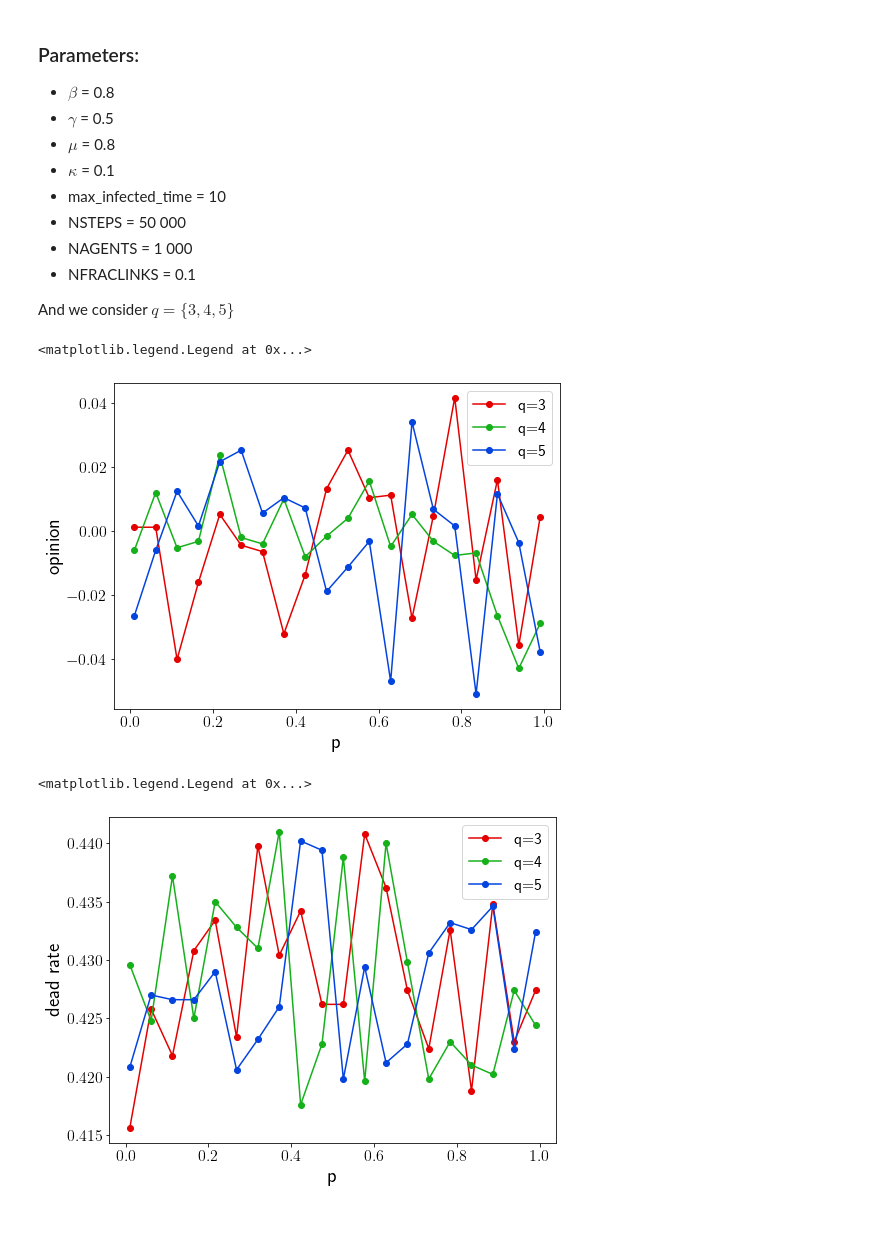
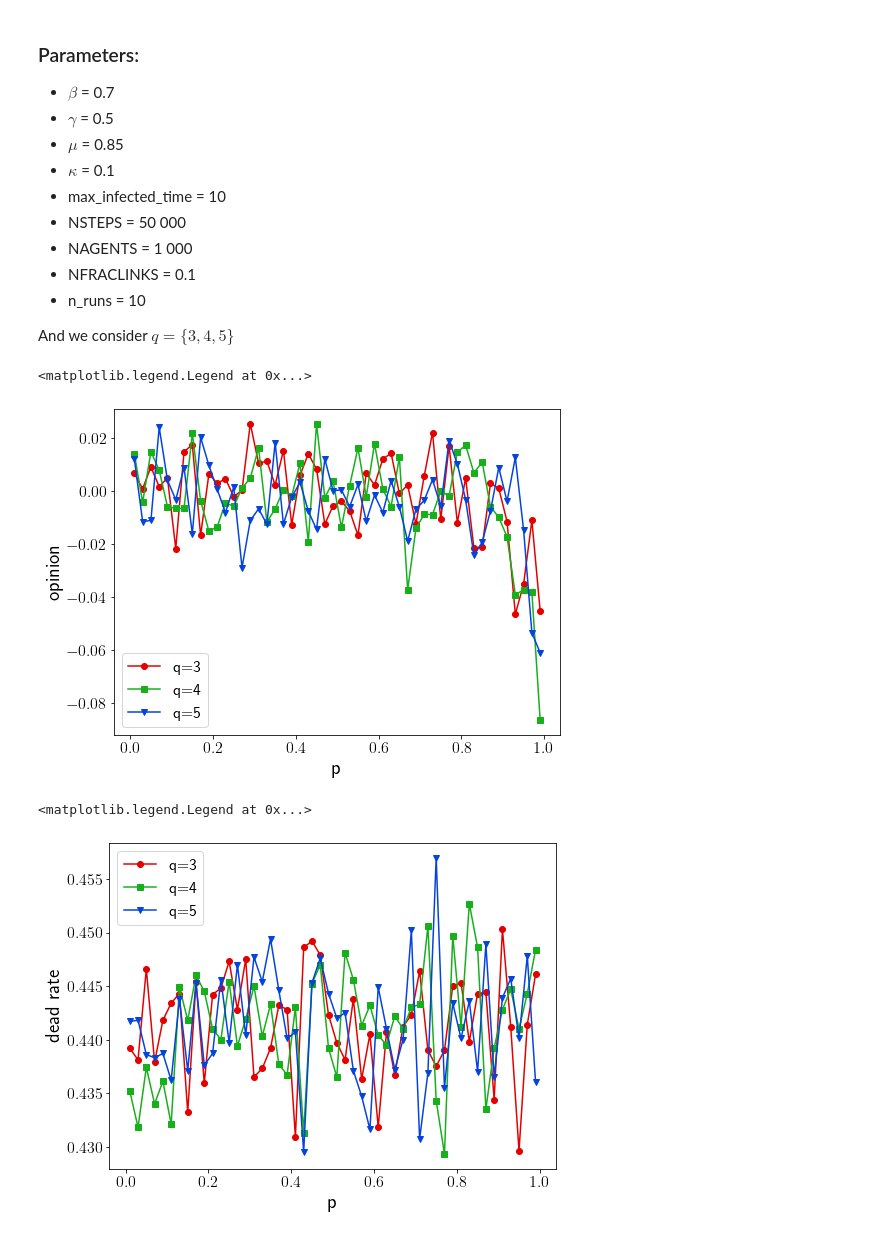
Before and after one commit to robertjankowski/social-media-influence-on-covid-pandemic, a Jupyter notebook: notebooks/p_single_q_test.ipynb, the cells around one changed output. Cells and saved outputs as stored; diff of their text form; code cells hidden in the pictures.

Commit message:
experiment p q single

```diff
--- a/notebooks/p_single_q_test.ipynb
+++ b/notebooks/p_single_q_test.ipynb
@@ -17,41 +14,44 @@ The autoreload extension is already loaded. To reload it, use:
 # %% [markdown]
 ### Parameters:
 
-- $\beta$ = 0.8
+- $\beta$ = 0.7
 - $\gamma$ = 0.5
-- $\mu$ = 0.8
+- $\mu$ = 0.85
 - $\kappa$ = 0.1
 - max_infected_time = 10
 - NSTEPS = 50 000
 - NAGENTS = 1 000
 - NFRACLINKS = 0.1
+- n_runs = 10
 
 
 And we consider $q = \{3, 4, 5\}$
 # %%
 dr_q3_params, dr_q3_df = load_results(
-    "../data/new_experiments/p_3_q/dead_ratio_p_3_q_L1-beta=0.8_gamma=0.5_mu=0.8_kappa=0.1_max_infected_time=10_L2-q=4_p=0.5_xi=0.1_n=100_NRUNS=5_NSTEPS=50000_NAGENTS=1000_NFRACLINKS=0.1.csv")
+    "../data/new_experiments/p_3_q/dead_ratio_p_3_q_L1-beta=0.7_gamma=0.5_mu=0.85_kappa=0.1_max_infected_time=10_L2-q=4_p=0.5_xi=0.1_n=100_NRUNS=10_NSTEPS=50000_NAGENTS=1000_NFRACLINKS=0.1.csv")
 ir_q3_params, ir_q3_df = load_results(
-    "../data/new_experiments/p_3_q/infected_ratio_p_3_q_L1-beta=0.8_gamma=0.5_mu=0.8_kappa=0.1_max_infected_time=10_L2-q=4_p=0.5_xi=0.1_n=100_NRUNS=5_NSTEPS=50000_NAGENTS=1000_NFRACLINKS=0.1.csv")
+    "../data/new_experiments/p_3_q/infected_ratio_p_3_q_L1-beta=0.7_gamma=0.5_mu=0.85_kappa=0.1_max_infected_time=10_L2-q=4_p=0.5_xi=0.1_n=100_NRUNS=10_NSTEPS=50000_NAGENTS=1000_NFRACLINKS=0.1.csv")
 opinion_q3_params, opinion_q3_df = load_results(
-    "../data/new_experiments/p_3_q/mean_opinion_p_3_q_L1-beta=0.8_gamma=0.5_mu=0.8_kappa=0.1_max_infected_time=10_L2-q=4_p=0.5_xi=0.1_n=100_NRUNS=5_NSTEPS=50000_NAGENTS=1000_NFRACLINKS=0.1.csv")
+    "../data/new_experiments/p_3_q/mean_opinion_p_3_q_L1-beta=0.7_gamma=0.5_mu=0.85_kappa=0.1_max_infected_time=10_L2-q=4_p=0.5_xi=0.1_n=100_NRUNS=10_NSTEPS=50000_NAGENTS=1000_NFRACLINKS=0.1.csv")
 # %%
 dr_q4_params, dr_q4_df = load_results(
-    "../data/new_experiments/p_4_q/dead_ratio_p_4_q_L1-beta=0.8_gamma=0.5_mu=0.8_kappa=0.1_max_infected_time=10_L2-q=4_p=0.5_xi=0.1_n=100_NRUNS=5_NSTEPS=50000_NAGENTS=1000_NFRACLINKS=0.1.csv")
+    "../data/new_experiments/p_4_q/dead_ratio_p_4_q_L1-beta=0.7_gamma=0.5_mu=0.85_kappa=0.1_max_infected_time=10_L2-q=4_p=0.5_xi=0.1_n=100_NRUNS=10_NSTEPS=50000_NAGENTS=1000_NFRACLINKS=0.1.csv")
 ir_q4_params, ir_q4_df = load_results(
-    "../data/new_experiments/p_4_q/infected_ratio_p_4_q_L1-beta=0.8_gamma=0.5_mu=0.8_kappa=0.1_max_infected_time=10_L2-q=4_p=0.5_xi=0.1_n=100_NRUNS=5_NSTEPS=50000_NAGENTS=1000_NFRACLINKS=0.1.csv")
+    "../data/new_experiments/p_4_q/infected_ratio_p_4_q_L1-beta=0.7_gamma=0.5_mu=0.85_kappa=0.1_max_infected_time=10_L2-q=4_p=0.5_xi=0.1_n=100_NRUNS=10_NSTEPS=50000_NAGENTS=1000_NFRACLINKS=0.1.csv")
 opinion_q4_params, opinion_q4_df = load_results(
-    "../data/new_experiments/p_4_q/mean_opinion_p_4_q_L1-beta=0.8_gamma=0.5_mu=0.8_kappa=0.1_max_infected_time=10_L2-q=4_p=0.5_xi=0.1_n=100_NRUNS=5_NSTEPS=50000_NAGENTS=1000_NFRACLINKS=0.1.csv")
+    "../data/new_experiments/p_4_q/mean_opinion_p_4_q_L1-beta=0.7_gamma=0.5_mu=0.85_kappa=0.1_max_infected_time=10_L2-q=4_p=0.5_xi=0.1_n=100_NRUNS=10_NSTEPS=50000_NAGENTS=1000_NFRACLINKS=0.1.csv")
 # %%
 dr_q5_params, dr_q5_df = load_results(
-    "../data/new_experiments/p_5_q/dead_ratio_p_5_q_L1-beta=0.8_gamma=0.5_mu=0.8_kappa=0.1_max_infected_time=10_L2-q=4_p=0.5_xi=0.1_n=100_NRUNS=5_NSTEPS=50000_NAGENTS=1000_NFRACLINKS=0.1.csv")
+    "../data/new_experiments/p_5_q/dead_ratio_p_5_q_L1-beta=0.7_gamma=0.5_mu=0.85_kappa=0.1_max_infected_time=10_L2-q=4_p=0.5_xi=0.1_n=100_NRUNS=10_NSTEPS=50000_NAGENTS=1000_NFRACLINKS=0.1.csv")
 ir_q5_params, ir_q5_df = load_results(
-    "../data/new_experiments/p_5_q/infected_ratio_p_5_q_L1-beta=0.8_gamma=0.5_mu=0.8_kappa=0.1_max_infected_time=10_L2-q=4_p=0.5_xi=0.1_n=100_NRUNS=5_NSTEPS=50000_NAGENTS=1000_NFRACLINKS=0.1.csv")
+    "../data/new_experiments/p_5_q/infected_ratio_p_5_q_L1-beta=0.7_gamma=0.5_mu=0.85_kappa=0.1_max_infected_time=10_L2-q=4_p=0.5_xi=0.1_n=100_NRUNS=10_NSTEPS=50000_NAGENTS=1000_NFRACLINKS=0.1.csv")
 opinion_q5_params, opinion_q5_df = load_results(
-    "../data/new_experiments/p_5_q/mean_opinion_p_5_q_L1-beta=0.8_gamma=0.5_mu=0.8_kappa=0.1_max_infected_time=10_L2-q=4_p=0.5_xi=0.1_n=100_NRUNS=5_NSTEPS=50000_NAGENTS=1000_NFRACLINKS=0.1.csv")
+    "../data/new_experiments/p_5_q/mean_opinion_p_5_q_L1-beta=0.7_gamma=0.5_mu=0.85_kappa=0.1_max_infected_time=10_L2-q=4_p=0.5_xi=0.1_n=100_NRUNS=10_NSTEPS=50000_NAGENTS=1000_NFRACLINKS=0.1.csv")
 # %%
 colors = ['red', 'green', 'blue']
 colors = ['xkcd:' + c for c in colors]
+markers = ['o', 's', 'v']
+markersize = 6
 
 labels = [f'q={x}' for x in [3, 4, 5]]
 ps = [float(x) for x in opinion_q3_df.columns]
@@ -59,26 +59,28 @@ ys = [opinion_q3_df, opinion_q4_df, opinion_q5_df]
 
 
 for i, y in enumerate(ys):
-    plt.plot(ps, y.values[0], 'o-', color=colors[i], label=labels[i])
+    plt.plot(ps, y.values[0], color=colors[i], label=labels[i], marker=markers[i],
+             markersize=markersize)
 
 plt.ylabel('opinion', fontsize=20)
 plt.xlabel('p', fontsize=20)
 plt.legend()
 # %% [output]
 <matplotlib.legend.Legend at 0x...>
-[figure, old version]
+[figure, new version]
 # %%
 ys = [dr_q3_df, dr_q4_df, dr_q5_df]
 
 for i, y in enumerate(ys):
-    plt.plot(ps, y.values[0], 'o-', color=colors[i], label=labels[i])
+    plt.plot(ps, y.values[0], color=colors[i], label=labels[i], marker=markers[i],
+             markersize=markersize)
 
 plt.ylabel('dead rate', fontsize=20)
 plt.xlabel('p', fontsize=20)
 plt.legend()
 # %% [output]
 <matplotlib.legend.Legend at 0x...>
-[figure, old version]
+[figure, new version]
 # %%
 ys = [ir_q3_df, ir_q4_df, ir_q5_df]
 
```
Also changed, not shown: parts of 10 cells of this notebook, 29 other files.
